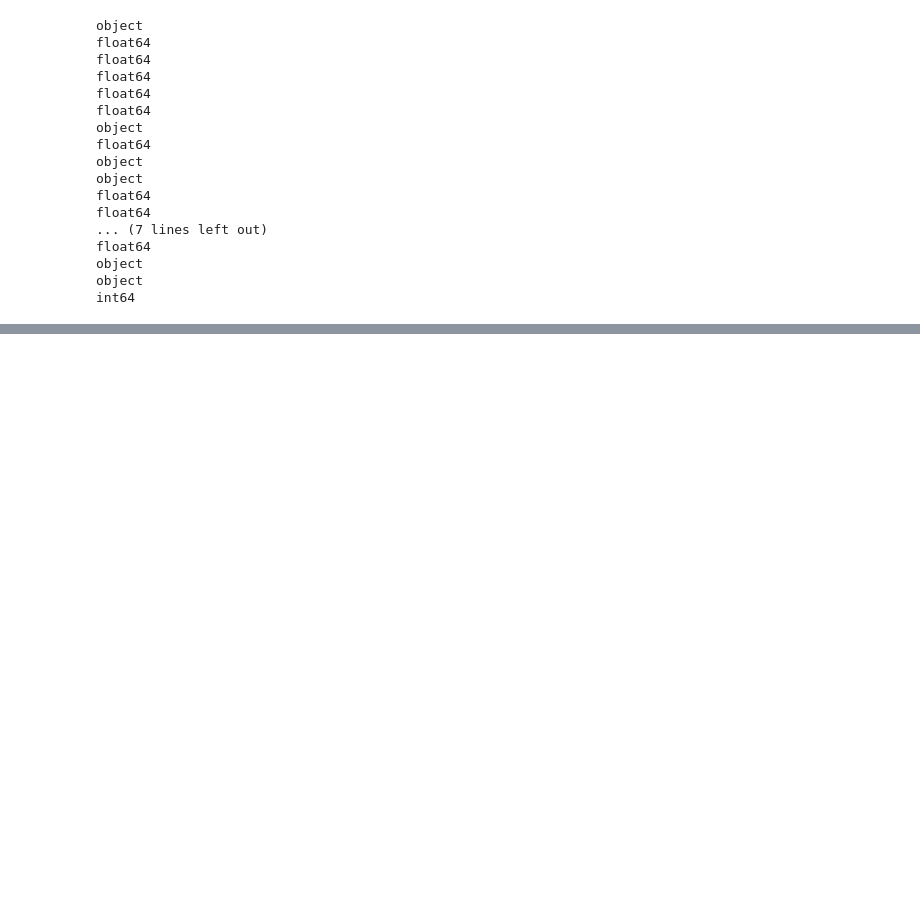
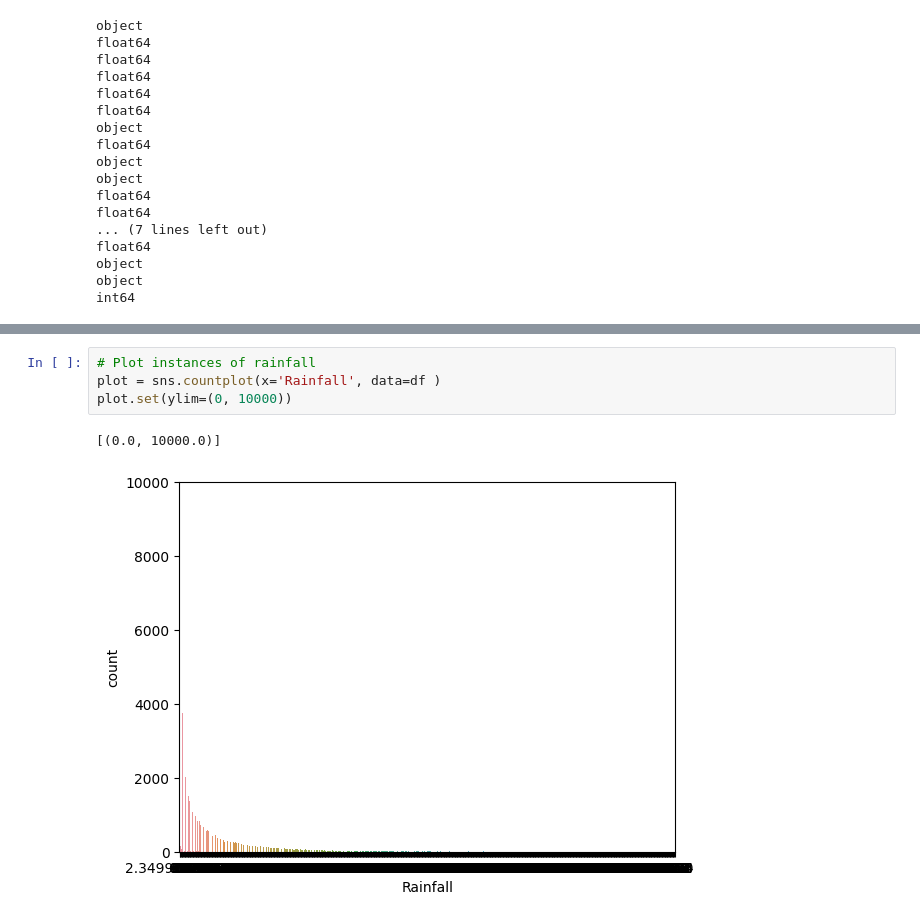
Before and after one commit to Equipo-empanada/rainfall_NN, a Jupyter notebook: rainfallNN.ipynb, the cells around one changed output, grey strips where cells are left out. Cells and saved outputs as stored; diff of their text form; blank space fills up the shorter version.

```diff
--- a/rainfallNN.ipynb
+++ b/rainfallNN.ipynb
@@ -104,0 +166,7 @@ sns.countplot(x='Evaporation', data=df)
+# %%
+# Plot instances of rainfall
+plot = sns.countplot(x='Rainfall', data=df )
+plot.set(ylim=(0, 10000))
+# %% [output]
+[(0.0, 10000.0)]
+[figure, added]
```
Also changed, not shown: parts of 23 cells of this notebook.
